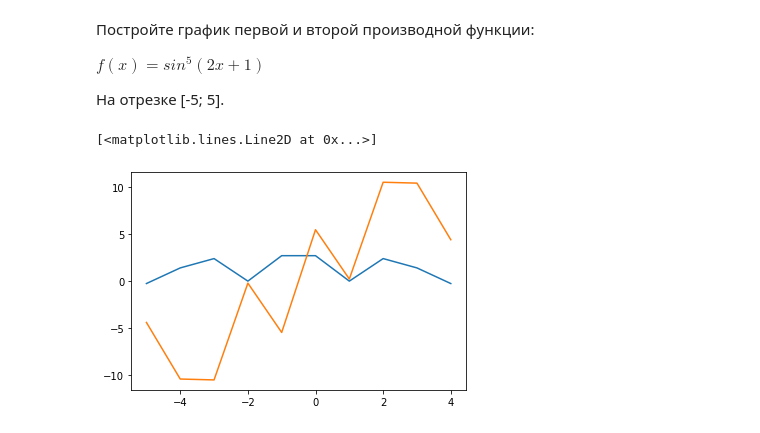
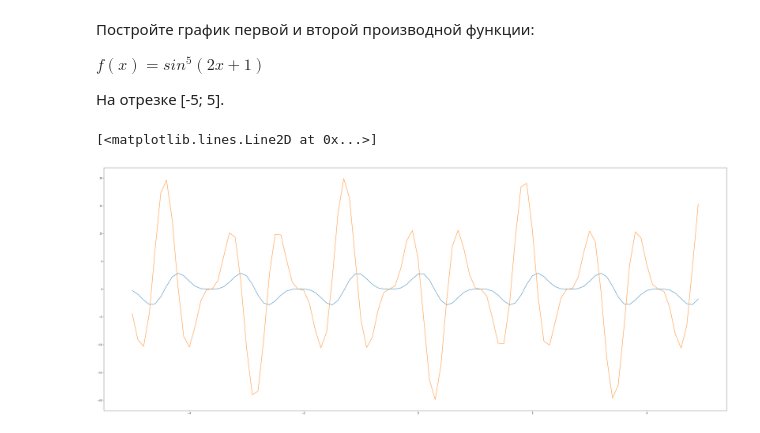
Before and after one commit to AnnInDark/MDS, a Jupyter notebook: HW_4.ipynb, the cells around one changed output. Cells and saved outputs as stored; diff of their text form; code cells hidden in the pictures.

```diff
--- a/HW_4.ipynb
+++ b/HW_4.ipynb
@@ -31,19 +31,20 @@ $f(x) = sin^5(2x+1)$
 # %%
 import matplotlib.pyplot as plt
 
 def f(x):
     return np.power(np.sin(2*x+1),5)
 
 xx =[]
 yy=[]
-x = [x for x in range(-5,5,1)]
+x = [x for x in np.arange(-5,5,0.1)]
 
 for i in x:
     xx.append(derivative(func=f, x0=i, n=1, dx=1e-6))
     yy.append(derivative(func=f, x0=i, n=2, dx=1e-6))
 
+plt.figure(figsize=[50,20])
 plt.plot(x, xx)
 plt.plot(x, yy)
 # %% [output]
 [<matplotlib.lines.Line2D at 0x...>]
-[figure, old version]
+[figure, new version]
```
